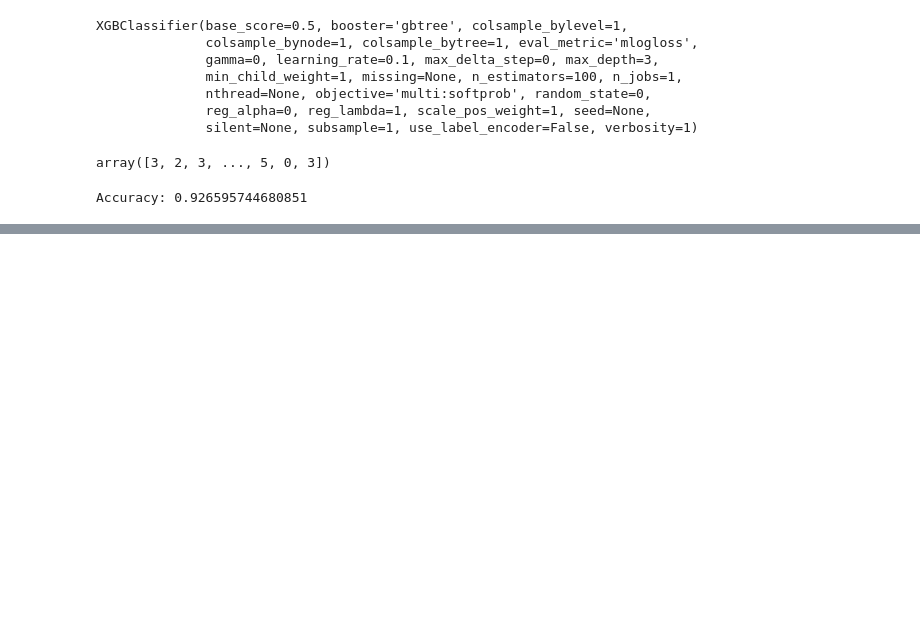
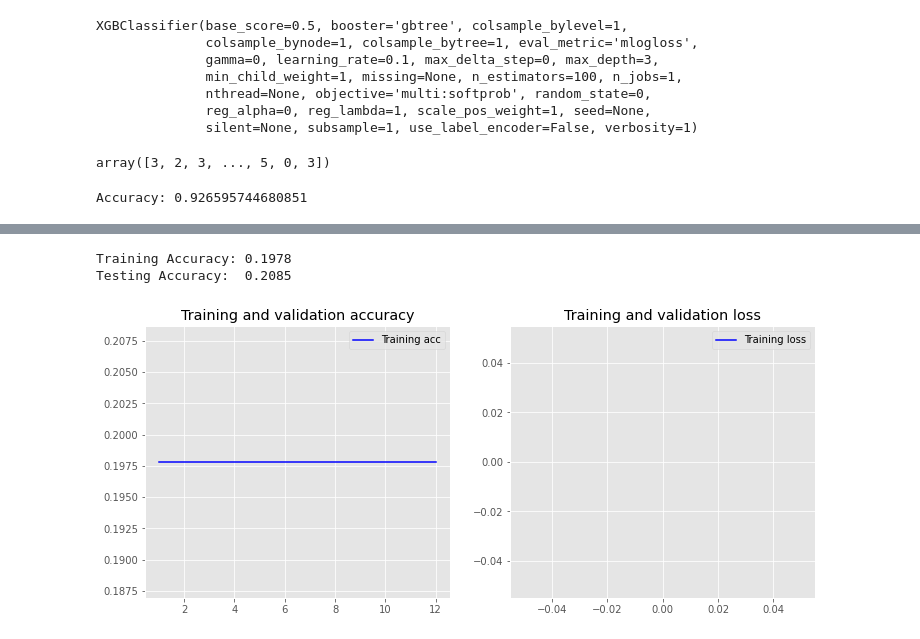
Before and after one commit to Bushramjad/Speech-Emotion-detection-in-urdu, a Jupyter notebook: speech_emotion_recognition.ipynb, the cells around one changed output, grey strips where cells are left out. Cells and saved outputs as stored; diff of their text form; code cells hidden in the pictures; blank space fills up the shorter version.

```diff
--- a/speech_emotion_recognition.ipynb
+++ b/speech_emotion_recognition.ipynb
@@ -367,7 +369,4 @@ clf_optimized = SVC(C=10, break_ties=False, cache_size=200, class_weight=None, c
     tol=0.001, verbose=False)
 
 #Train the model using the training sets
-clf_optimized.fit(X_train_uncorr, y_train)
-
-#Predict the response for test dataset
-y_pred = clf_optimized.predict(X_test_uncorr)
+clf_optimized.fit(X_train, y_train)
@@ -519,0 +637,5 @@ Accuracy: 0.926595744680851
+# %%
+from sklearn.preprocessing import MinMaxScaler
+scaler = MinMaxScaler()
+X_train = scaler.fit_transform(X_train)
+X_test = scaler.fit_transform(X_test)
@@ -519,0 +711,25 @@ Accuracy: 0.926595744680851
+# %%
+from tensorflow.keras.models import Sequential
+from tensorflow.keras.layers import GRU, Dense, Dropout, Embedding, Masking,Flatten,GlobalAvgPool1D,GlobalMaxPool1D,Conv1D,LSTM,Bidirectional
+
+model_2=Sequential()
+model_2.add(
+    Embedding(
+        input_dim=1264,
+        input_length=1264,
+        output_dim=32,
+        trainable=False
+    )
+)
+
+model_2.add(Conv1D(32,5))
+model_2.add(LSTM(32,return_sequences=True))
+model_2.add(Attention(return_sequences=False))
+model_2.add(Flatten())
+model_2.add(Dense(32,activation="relu"))
+model_2.add(Dense(8,activation="relu"))
+model_2.add(Dense(5, activation='softmax'))
+
+model_2.compile(optimizer='adam', loss='sparse_categorical_crossentropy', metrics=['accuracy'])
+
+model_2.summary()
@@ -519,0 +759,14 @@ Accuracy: 0.926595744680851
+# %%
+history = model_2.fit(X_train, y_train,
+                    epochs=12,
+                    verbose=False,
+                    batch_size=50)
+loss, accuracy = model_2.evaluate(X_train, y_train, verbose=False)
+print("Training Accuracy: {:.4f}".format(accuracy))
+loss, accuracy = model_2.evaluate(X_test, y_test, verbose=False)
+print("Testing Accuracy:  {:.4f}".format(accuracy))
+plot_history(history)
+# %% [output]
+Training Accuracy: 0.1978
+Testing Accuracy:  0.2085
+[figure, added]
```
Also changed, not shown: parts of 23 cells of this notebook.
